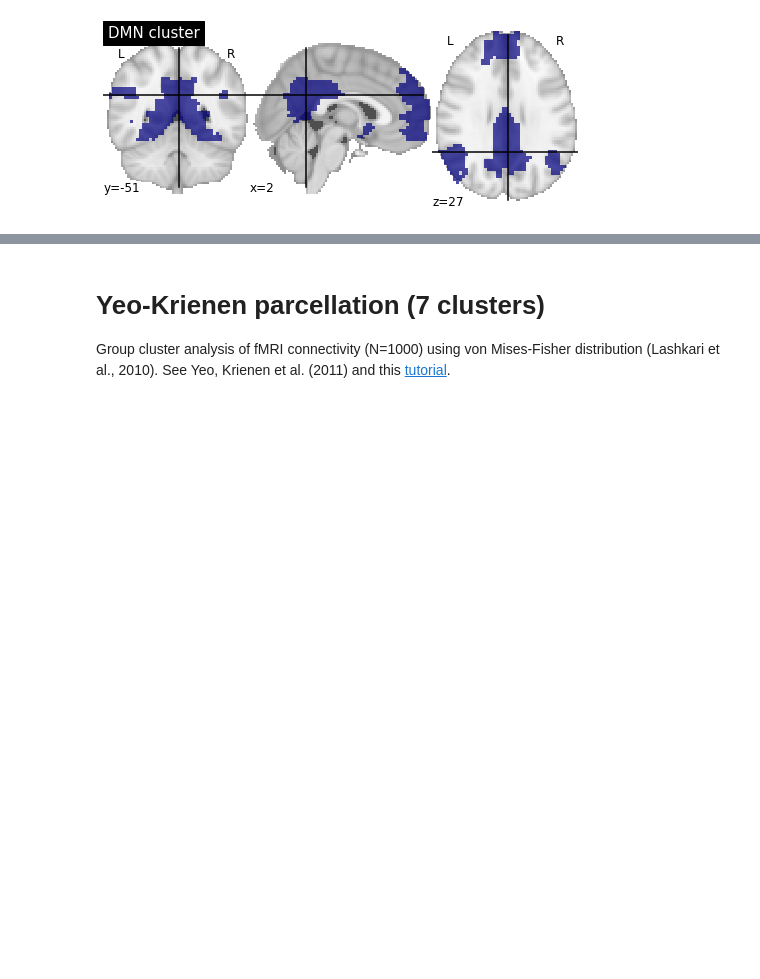
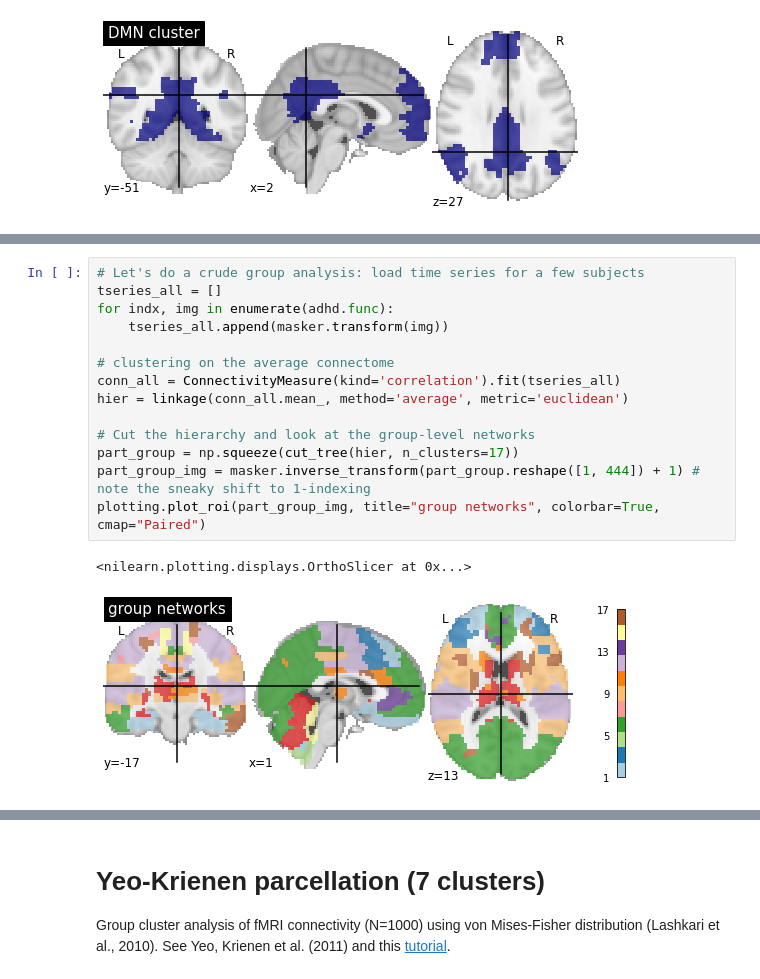
Before and after one commit to pbellec/functional_parcellation, a Jupyter notebook: functional_parcellation_intro.ipynb, the cells around one changed output, grey strips where cells are left out. Drawn from its saved outputs; the diff is of its cells as text; blank space fills up the shorter version.

```diff
--- a/functional_parcellation_intro.ipynb
+++ b/functional_parcellation_intro.ipynb
@@ -249,3 +255,20 @@ plotting.plot_roi(part_img, title="DMN cluster", cut_coords=(2, -51, 27))
+# %%
+# Let's do a crude group analysis: load time series for a few subjects
+tseries_all = []
+for indx, img in enumerate(adhd.func):
+    tseries_all.append(masker.transform(img))
+
+# clustering on the average connectome
+conn_all = ConnectivityMeasure(kind='correlation').fit(tseries_all)
+hier = linkage(conn_all.mean_, method='average', metric='euclidean')
+
+# Cut the hierarchy and look at the group-level networks
+part_group = np.squeeze(cut_tree(hier, n_clusters=17))
+part_group_img = masker.inverse_transform(part_group.reshape([1, 444]) + 1) # note the sneaky shift to 1-indexing
+plotting.plot_roi(part_group_img, title="group networks", colorbar=True, cmap="Paired")
+# %% [output]
+<nilearn.plotting.displays.OrthoSlicer at 0x...>
+[figure, added]
 # %% [markdown]
 <h1><center>Multiresolution parcellations</center></h1>
 <par>
```
Also changed, not shown: parts of 4 cells of this notebook, 1 other file.
